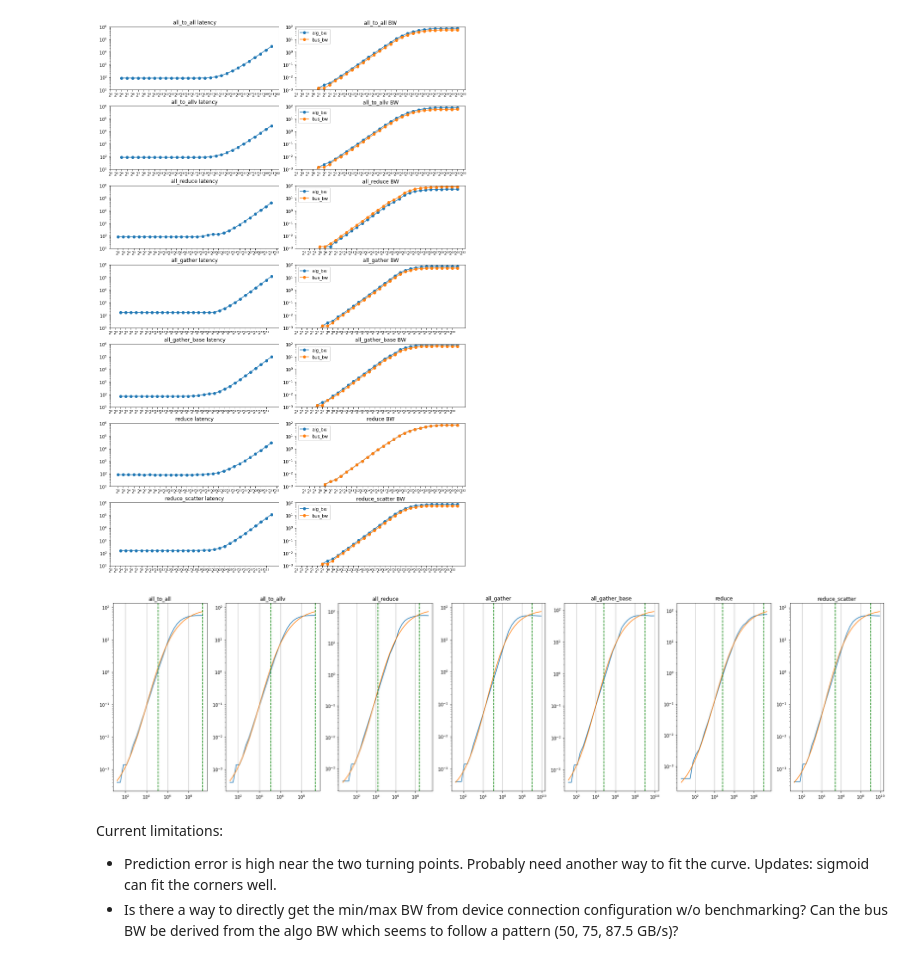
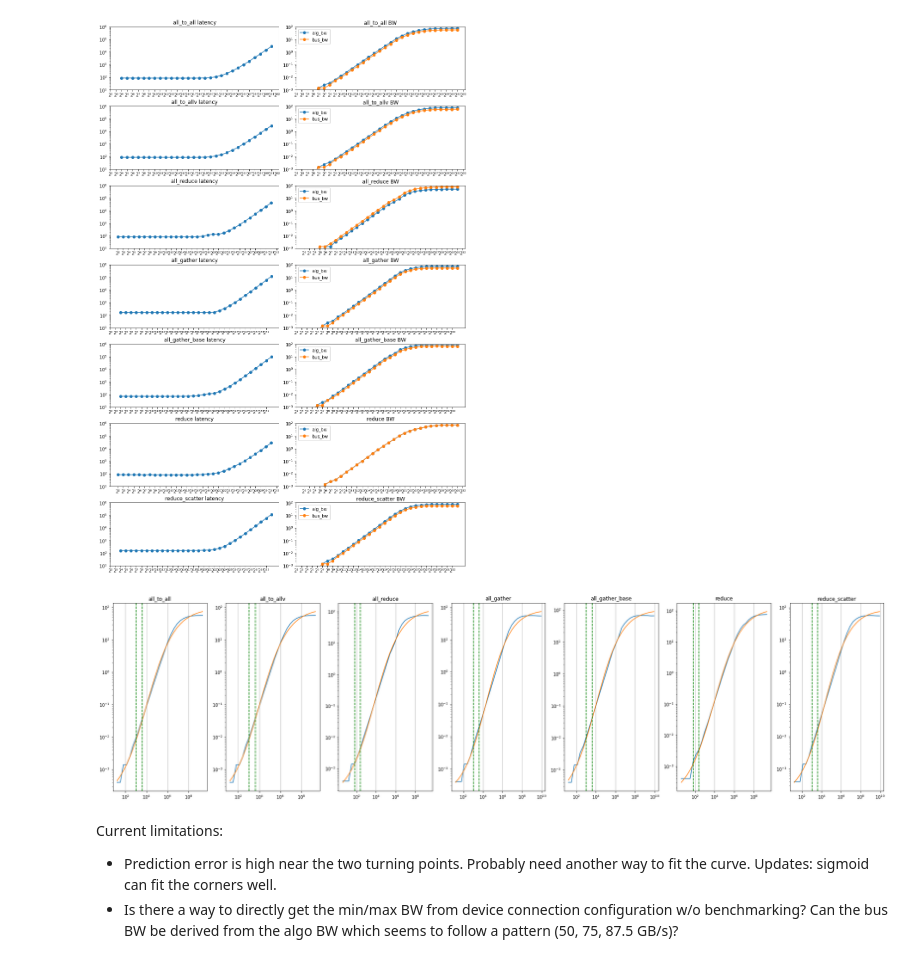
Before and after one commit to owensgroup/ml_perf_model, a Jupyter notebook: analysis/notebooks/comm_bench.ipynb, the cells around one changed output. Saved outputs shown, nothing was run; the diff lists cells and outputs as text; code cells hidden in the pictures.

```diff
--- a/analysis/notebooks/comm_bench.ipynb
+++ b/analysis/notebooks/comm_bench.ipynb
@@ -111,34 +120,34 @@ fig.tight_layout(pad=0.5)
 # plt.savefig('../../3rdparty/param/train/comms/pt/latency_bw.png', bbox_inches='tight')
 # %%
 # Get slopes of for the 2nd section of the curves
-stats = {}
+mem_chs = {}
 sigmoid_params = {}
 fig, axs = plt.subplots(1, len(collectives), figsize=(32, 8))
 for idx, collective in enumerate(collectives):
-    stats[collective] = get_feature(data[collective])
-    popt = fit_sigmoid_bw_predictor(data[collective])
-    sigmoid_params[collective] = popt
+    mem_chs[collective] = get_memory_characteristics(data[collective])
+    f_mul_factor = MUL_FACTOR_FUNCS[collective]
+    sigmoid_params[collective] = fit_sigmoid_bw_predictor(data[collective])
     axs[idx].plot(data[collective]['size'], data[collective]['bus_bw'])
-    axs[idx].plot(data[collective]['size'], get_sigmoid_bw(np.log2(data[collective]['size']), popt))
-    axs[idx].axvline(data[collective]['size'][stats[collective][0]], linestyle='--', color='green')
-    axs[idx].axvline(data[collective]['size'][stats[collective][1]], linestyle='--', color='green')
+    axs[idx].plot(data[collective]['size'], get_sigmoid_bw(np.log2(data[collective]['size']), sigmoid_params[collective]))
+    axs[idx].axvline(data[collective]['size'][mem_chs[collective]["ln_p"]], linestyle='--', color='green')
+    axs[idx].axvline(data[collective]['size'][mem_chs[collective]["sats_p"]], linestyle='--', color='green')
     axs[idx].set_xscale('log')
     axs[idx].set_yscale('log')
     axs[idx].grid(axis='x')
     axs[idx].set_title(collective)
 
     # # Prediction
     # print("----- {} -----".format(collective))
     # for idx, size in enumerate(data[collective]['size']):
     #     f_mul_factor = MUL_FACTOR_FUNCS[collective]
     #     f_sigmoid_bw = sigmoid_params[collective](num_gpus)
     #     print("{:.2f}, {:.2f}, {:.2f}".format(
     #         data[collective]['latency'][idx],
-    #         predict_linear(size, f_mul_factor, *stats[collective]),
-    #         predict_data_movement_time(size, f_sigmoid_bw, f_mul_factor, *stats[collective])
+    #         predict_linear(size, f_mul_factor, *mem_chs[collective]),
+    #         predict_data_movement_time(size, f_mul_factor, mem_ch, sigmoid_param),
     #     ))
 # %% [output]
-[figure, old version]
+[figure, new version]
 # %% [markdown]
 Current limitations:
 - Prediction error is high near the two turning points. Probably need another way to fit the curve. Updates: sigmoid can fit the corners well.
```
Also changed, not shown: parts of 5 cells of this notebook, 1 other file.
